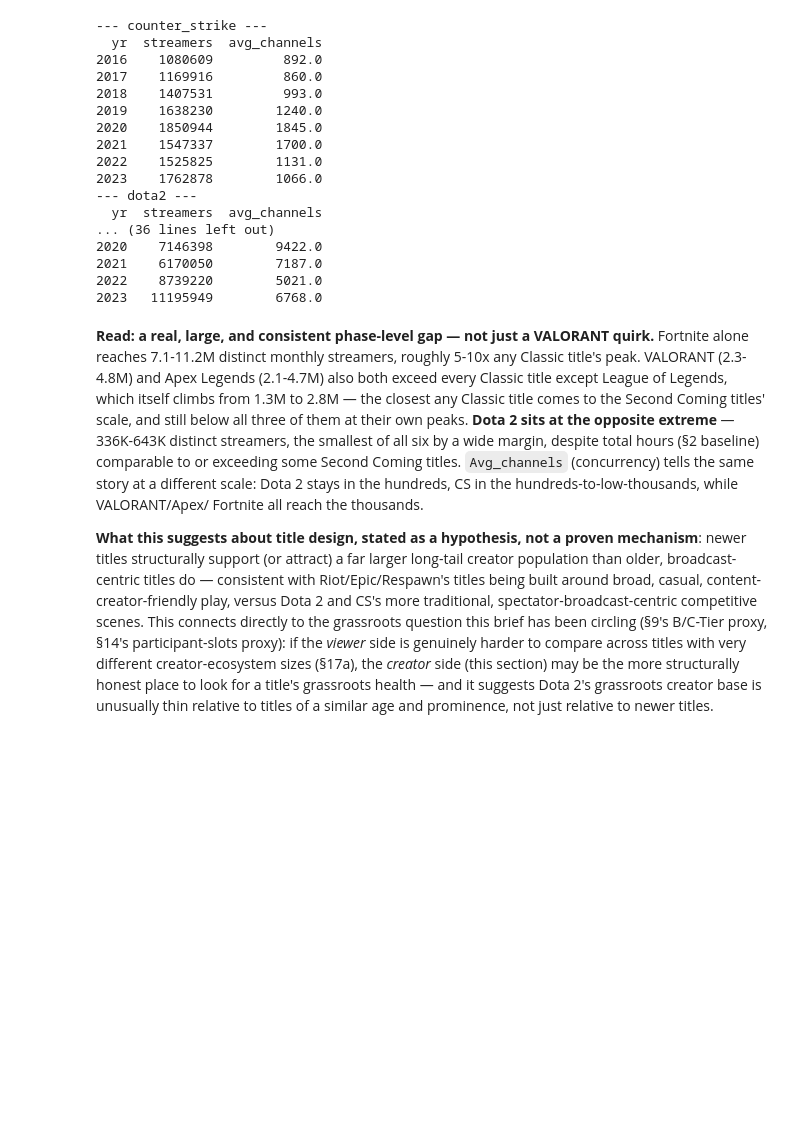
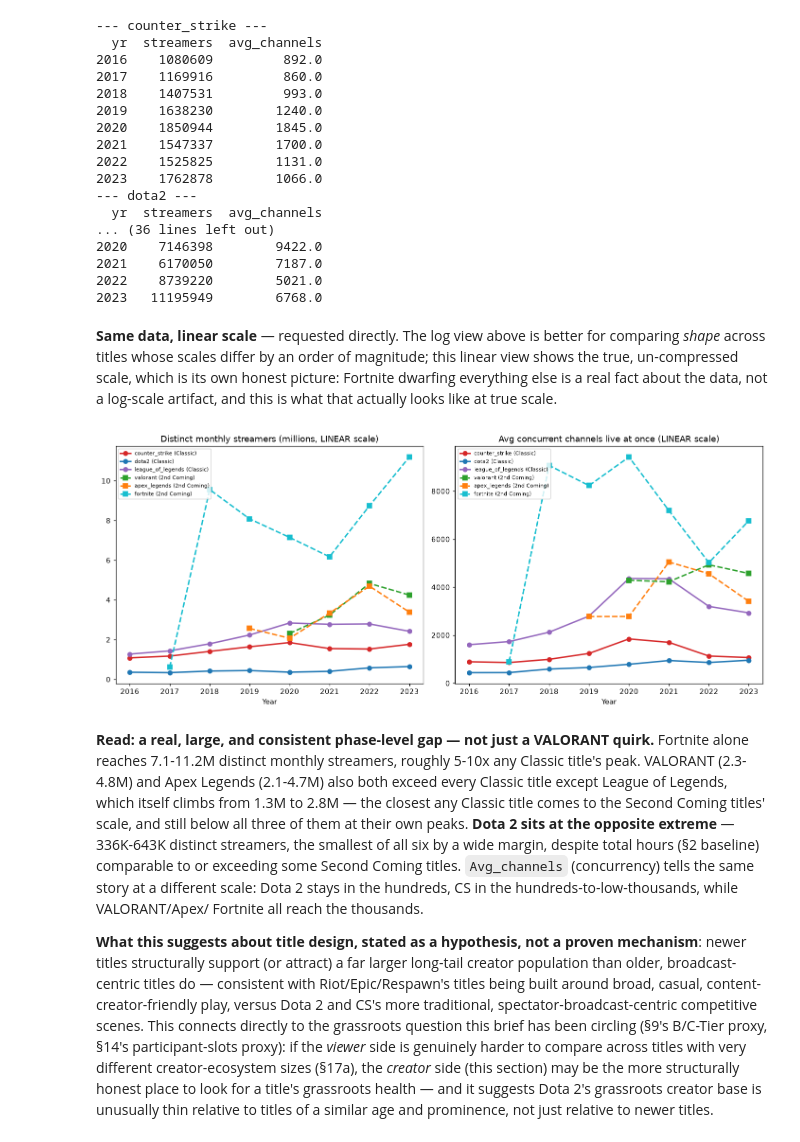
Before and after one commit to JacobH1994/fandomdatapuller, a Jupyter notebook: notebooks/cs_growth_trajectory.ipynb, the cells around one changed output. Drawn from its saved outputs; the diff is of its cells as text; code cells hidden in the pictures; blank space fills up the shorter version.

```diff
--- a/notebooks/cs_growth_trajectory.ipynb
+++ b/notebooks/cs_growth_trajectory.ipynb
@@ -1510,6 +1510,41 @@ for tid in CLASSIC + SECOND_COMING:
 2021    6170050        7187.0
 2022    8739220        5021.0
 2023   11195949        6768.0
+# %% [markdown]
+**Same data, linear scale** — requested directly. The log view above is
+better for comparing *shape* across titles whose scales differ by an
+order of magnitude; this linear view shows the true, un-compressed
+scale, which is its own honest picture: Fortnite dwarfing everything
+else is a real fact about the data, not a log-scale artifact, and this
+is what that actually looks like at true scale.
+# %%
+fig, axes = plt.subplots(1, 2, figsize=(13, 5.5))
+
+for tid, color in zip(CLASSIC, classic_colors):
+    df = streamers_by_year(tid)
+    axes[0].plot(df["yr"], df["streamers"] / 1e6, "o-", color=color, label=f"{tid} (Classic)", linewidth=2)
+for tid, color in zip(SECOND_COMING, second_colors):
+    df = streamers_by_year(tid)
+    axes[0].plot(df["yr"], df["streamers"] / 1e6, "s--", color=color, label=f"{tid} (2nd Coming)", linewidth=2)
+axes[0].set_title("Distinct monthly streamers (millions, LINEAR scale)")
+axes[0].set_xlabel("Year")
+axes[0].legend(fontsize=7, loc="upper left")
+
+for tid, color in zip(CLASSIC, classic_colors):
+    df = streamers_by_year(tid)
+    axes[1].plot(df["yr"], df["avg_channels"], "o-", color=color, label=f"{tid} (Classic)", linewidth=2)
+for tid, color in zip(SECOND_COMING, second_colors):
+    df = streamers_by_year(tid)
+    axes[1].plot(df["yr"], df["avg_channels"], "s--", color=color, label=f"{tid} (2nd Coming)", linewidth=2)
+axes[1].set_title("Avg concurrent channels live at once (LINEAR scale)")
+axes[1].set_xlabel("Year")
+axes[1].legend(fontsize=7, loc="upper left")
+
+plt.tight_layout()
+plt.savefig(REPO_ROOT / "notebooks" / "_cs_growth_fig16b_streamers_by_phase_linear.png", dpi=110)
+plt.show()
+# %% [output]
+[figure, added]
 # %% [markdown]
 **Read: a real, large, and consistent phase-level gap — not just a
 VALORANT quirk.** Fortnite alone reaches 7.1-11.2M distinct monthly
```
Also changed, not shown: 1 other file.
